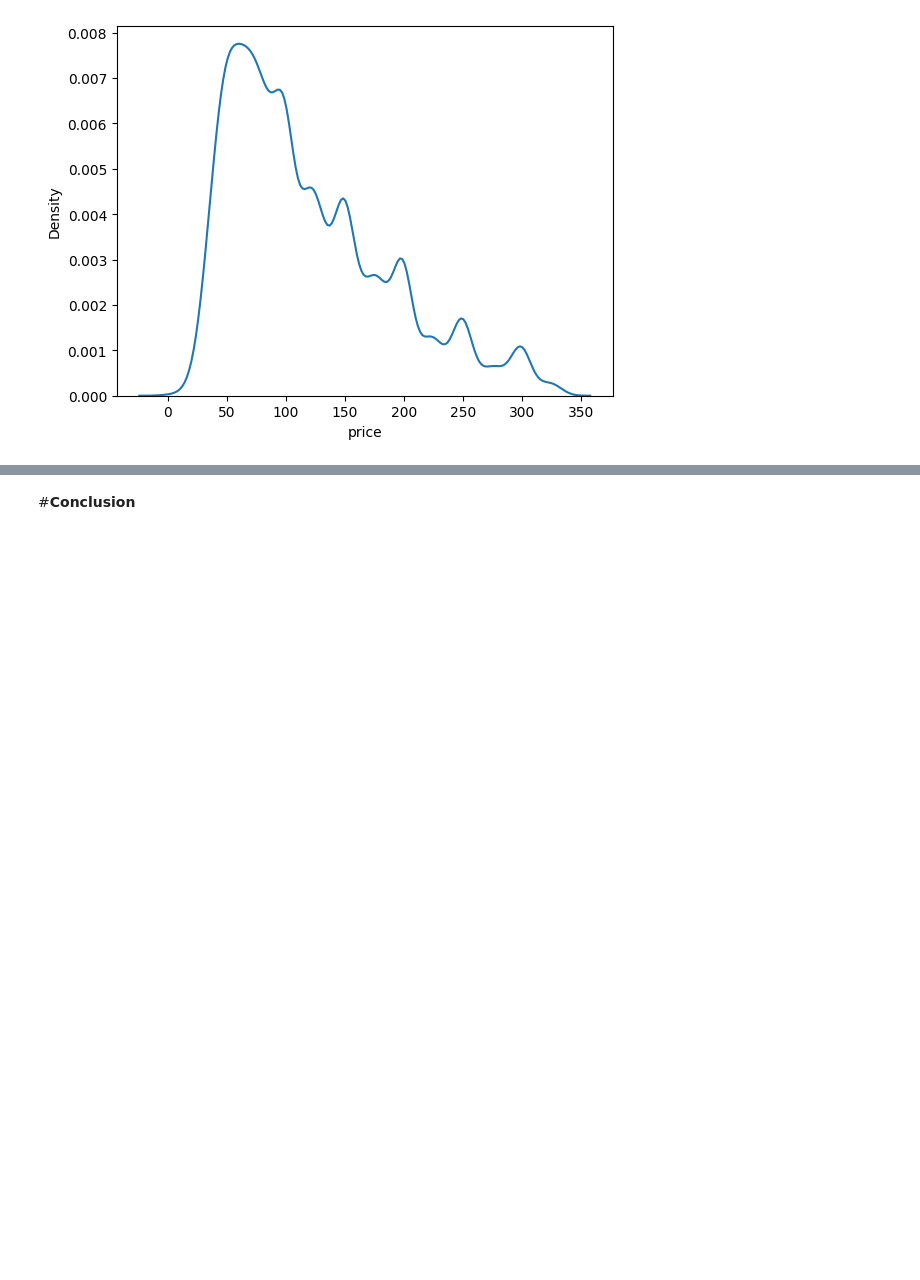
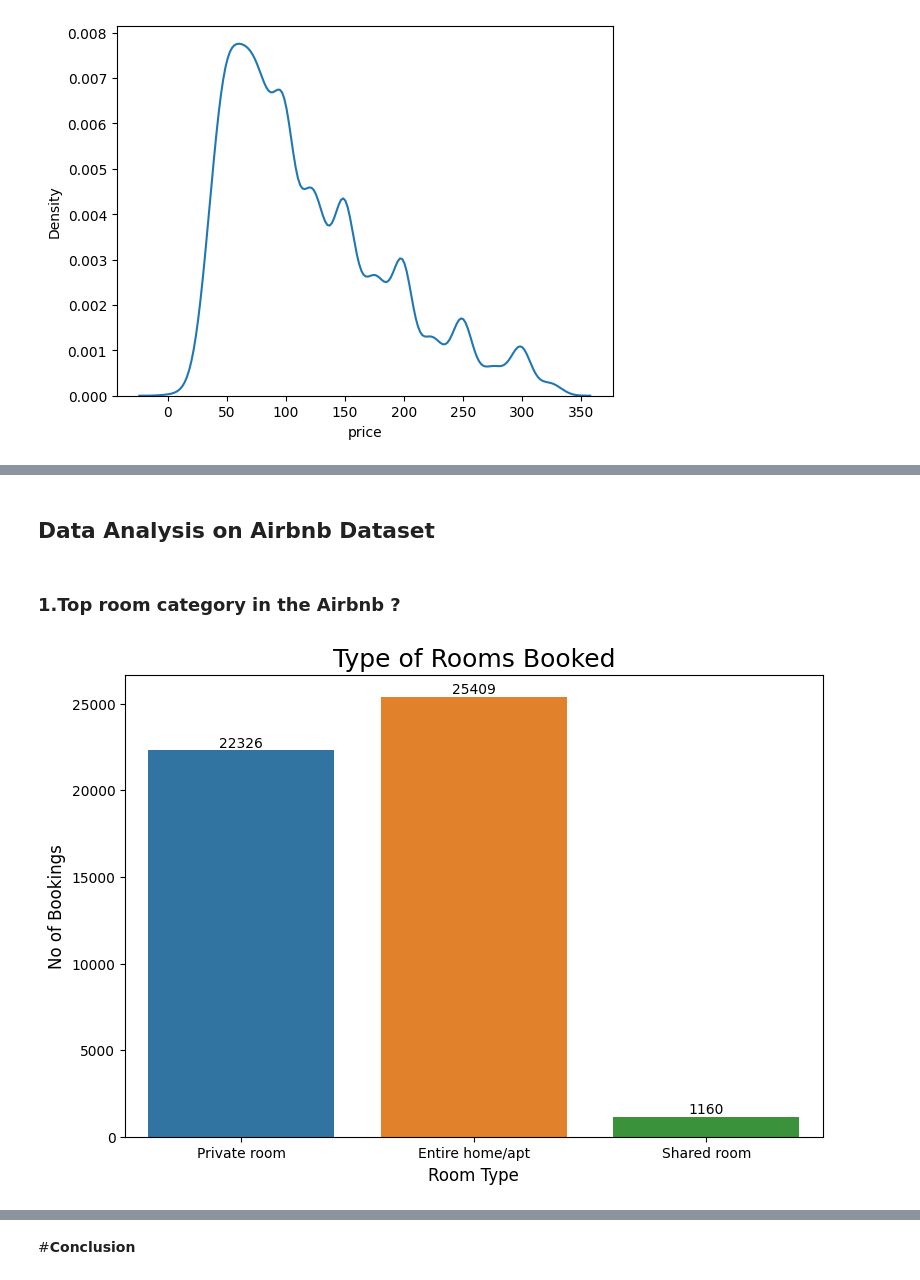
Before and after one commit to Sharik2610/Air-Bnb-Booking-Analysis---EDA, a Jupyter notebook: Team_colab_AIRBNB_Analysis.ipynb, the cells around one changed output, grey strips where cells are left out. Cells and saved outputs as stored; diff of their text form; code cells hidden in the pictures; blank space fills up the shorter version.

```diff
--- a/Team_colab_AIRBNB_Analysis.ipynb
+++ b/Team_colab_AIRBNB_Analysis.ipynb
@@ -579,0 +339,19 @@ sns.pairplot(corr_airbnb, hue = "Location")
+# %%
+# Lets define a new column named Price range
+
+def get_price_range(pr):
+  if pr>= 0 and pr<50:
+    price_range = "0-50"
+  elif pr>= 50 and pr<100:
+    price_range = "50-100"
+  elif pr>= 100 and pr<150:
+    price_range = "100-150"
+  elif pr>= 150 and pr<200:
+    price_range = "150-200"
+  elif pr>= 200 and pr<250:
+    price_range = "200-250"
+  elif pr>= 250  and pr<300:
+    price_range = "250-300"
+  else:
+    price_range = ">300"
+  return price_range
@@ -579,0 +371,29 @@ sns.pairplot(corr_airbnb, hue = "Location")
+# %% [markdown]
+
+## **Data Analysis on Airbnb Dataset**
+# %% [markdown]
+### **1**.**Top room category in the Airbnb ?**
+# %%
+# Chart-1: Plot of distribution of types of rooms booked.
+
+# set figure size
+plt.figure(figsize=(9,6))
+
+# set up plot title
+plt.title('Type of Rooms Booked', {'fontsize': 18, 'fontweight': 20})
+
+# plot count plot
+dtr = sns.countplot(x='room_type',data=airbnb)
+
+# labels for each bar
+for container in dtr.containers:
+    dtr.bar_label(container)
+
+# set x-axis and y-axis labels
+plt.xlabel("Room Type", {'fontsize': 12, 'fontweight': 15})
+plt.ylabel("No of Bookings", {'fontsize': 12, 'fontweight': 15})
+
+# display figure
+plt.show()
+# %% [output]
+[figure, added]
```
Also changed, not shown: parts of 118 cells of this notebook.
